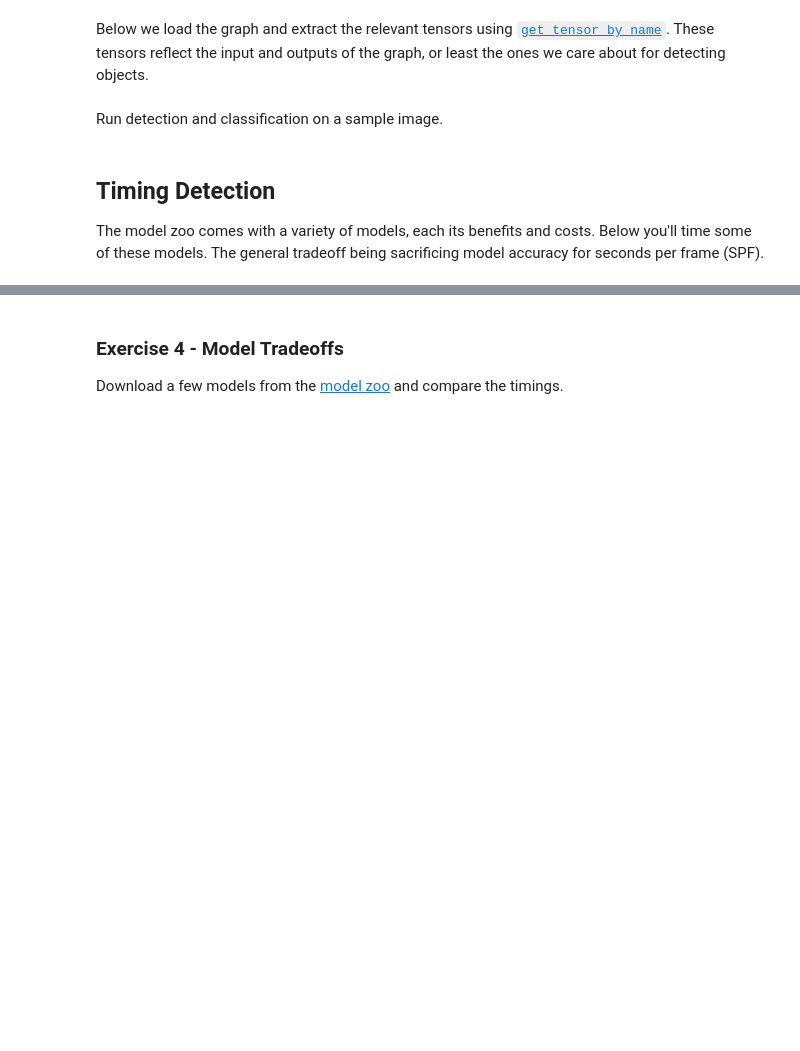
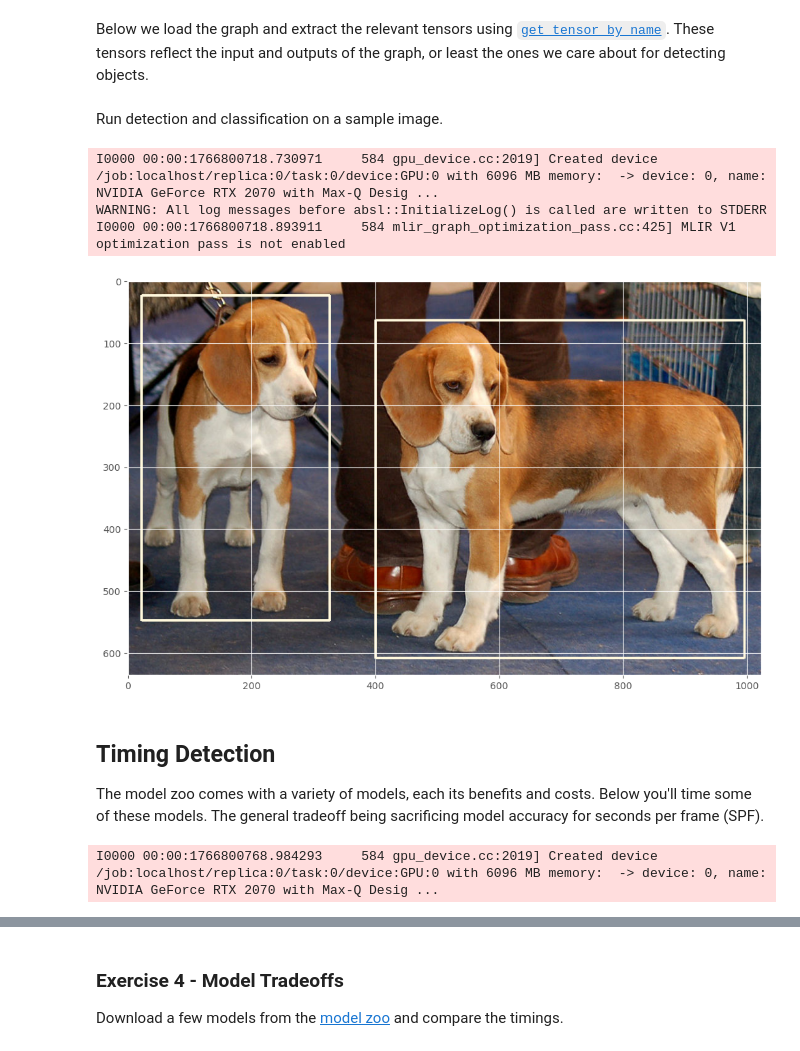
Before and after one commit to Ay-source/Udacity-SDC-ND, a Jupyter notebook: Labs/Part 03/Module 03/CarND-Object-Detection-Lab-master/CarND-Object-Detection-Lab.ipynb, the cells around one changed output, grey strips where cells are left out. Saved outputs shown, nothing was run; the diff lists cells and outputs as text; code cells hidden in the pictures; blank space fills up the shorter version.

Commit message:
Working on object detection lab

```diff
--- a/Labs/Part 03/Module 03/CarND-Object-Detection-Lab-master/CarND-Object-Detection-Lab.ipynb
+++ b/Labs/Part 03/Module 03/CarND-Object-Detection-Lab-master/CarND-Object-Detection-Lab.ipynb
@@ -327,13 +389,12 @@ def draw_boxes(image, boxes, classes, thickness=4):
         color = COLOR_LIST[class_id]
         draw.line([(left, top), (left, bot), (right, bot), (right, top), (left, top)], width=thickness, fill=color)
 
+
 def load_graph(graph_file):
-    """Loads a frozen inference graph"""
     graph = tf.Graph()
     with graph.as_default():
-        od_graph_def = tf.GraphDef()
-        with tf.gfile.GFile(graph_file, 'rb') as fid:
-            serialized_graph = fid.read()
-            od_graph_def.ParseFromString(serialized_graph)
-            tf.import_graph_def(od_graph_def, name='')
+        graph_def = tf.compat.v1.GraphDef()
+        with tf.io.gfile.GFile(graph_file, "rb") as f:
+            graph_def.ParseFromString(f.read())
+            tf.import_graph_def(graph_def, name="")
     return graph
@@ -362,32 +425,37 @@ Run detection and classification on a sample image.
 # %%
 # Load a sample image.
 image = Image.open('./assets/sample1.jpg')
 image_np = np.expand_dims(np.asarray(image, dtype=np.uint8), 0)
 
-with tf.Session(graph=detection_graph) as sess:
+with tf.compat.v1.Session(graph=detection_graph) as sess:
     # Actual detection.
     (boxes, scores, classes) = sess.run([detection_boxes, detection_scores, detection_classes],
                                         feed_dict={image_tensor: image_np})
 
     # Remove unnecessary dimensions
     boxes = np.squeeze(boxes)
     scores = np.squeeze(scores)
     classes = np.squeeze(classes)
 
     confidence_cutoff = 0.8
     # Filter boxes with a confidence score less than `confidence_cutoff`
     boxes, scores, classes = filter_boxes(confidence_cutoff, boxes, scores, classes)
 
     # The current box coordinates are normalized to a range between 0 and 1.
     # This converts the coordinates actual location on the image.
     width, height = image.size
     box_coords = to_image_coords(boxes, height, width)
 
     # Each class with be represented by a differently colored box
     draw_boxes(image, box_coords, classes)
 
     plt.figure(figsize=(12, 8))
     plt.imshow(image)
+# %% [output]
+I0000 00:00:1766800718.730971     584 gpu_device.cc:2019] Created device /job:localhost/replica:0/task:0/device:GPU:0 with 6096 MB memory:  -> device: 0, name: NVIDIA GeForce RTX 2070 with Max-Q Desig ...
+WARNING: All log messages before absl::InitializeLog() is called are written to STDERR
+I0000 00:00:1766800718.893911     584 mlir_graph_optimization_pass.cc:425] MLIR V1 optimization pass is not enabled
+[figure, added]
 # %% [markdown]
 ## Timing Detection
 
@@ -411,8 +479,10 @@ def time_detection(sess, img_height, img_width, runs=10):
         times[i] = (t1 - t0) * 1000
     return times
 # %%
-with tf.Session(graph=detection_graph) as sess:
+with tf.compat.v1.Session(graph=detection_graph) as sess:
     times = time_detection(sess, 600, 1000, runs=10)
+# %% [output]
+I0000 00:00:1766800768.984293     584 gpu_device.cc:2019] Created device /job:localhost/replica:0/task:0/device:GPU:0 with 6096 MB memory:  -> device: 0, name: NVIDIA GeForce RTX 2070 with Max-Q Desig ...
 # %%
 # Create a figure instance
 fig = plt.figure(1, figsize=(9, 6))
```
Also changed, not shown: parts of 6 cells of this notebook, 12 other files.
